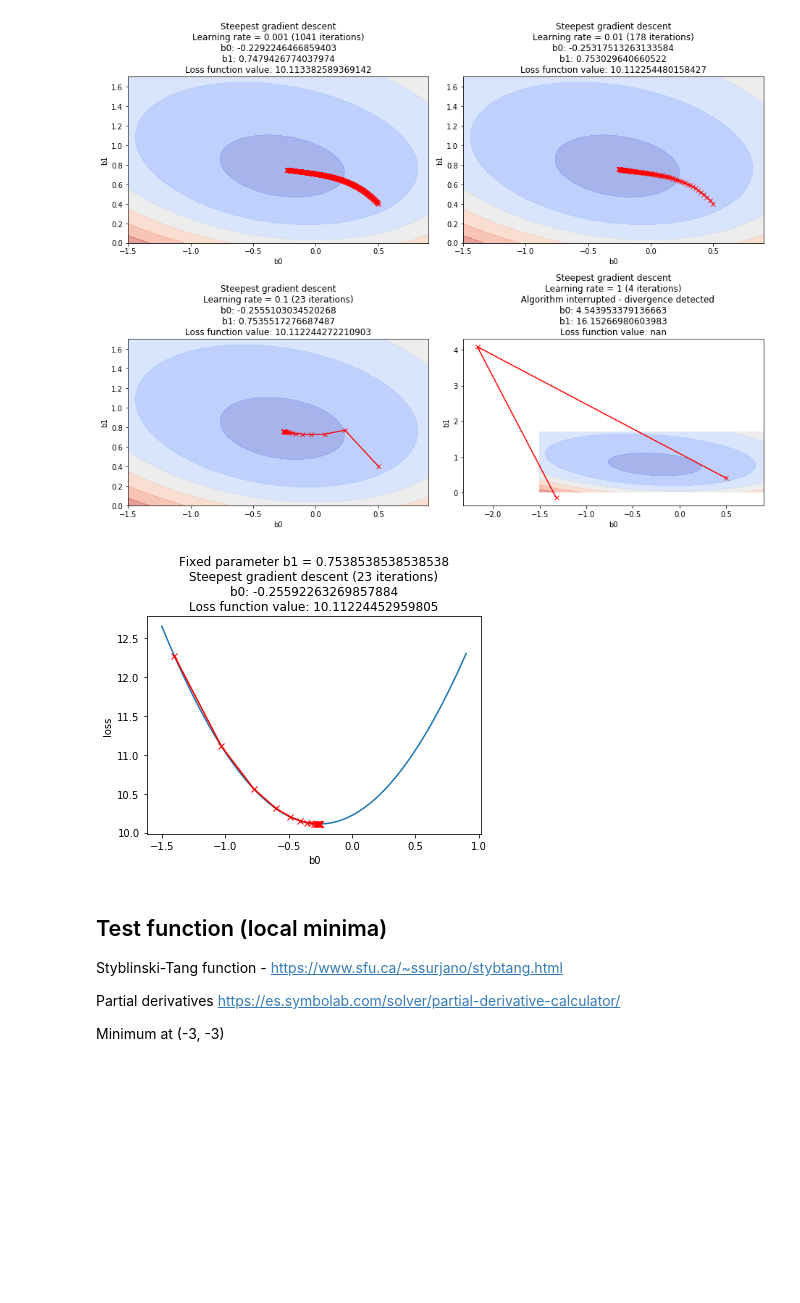
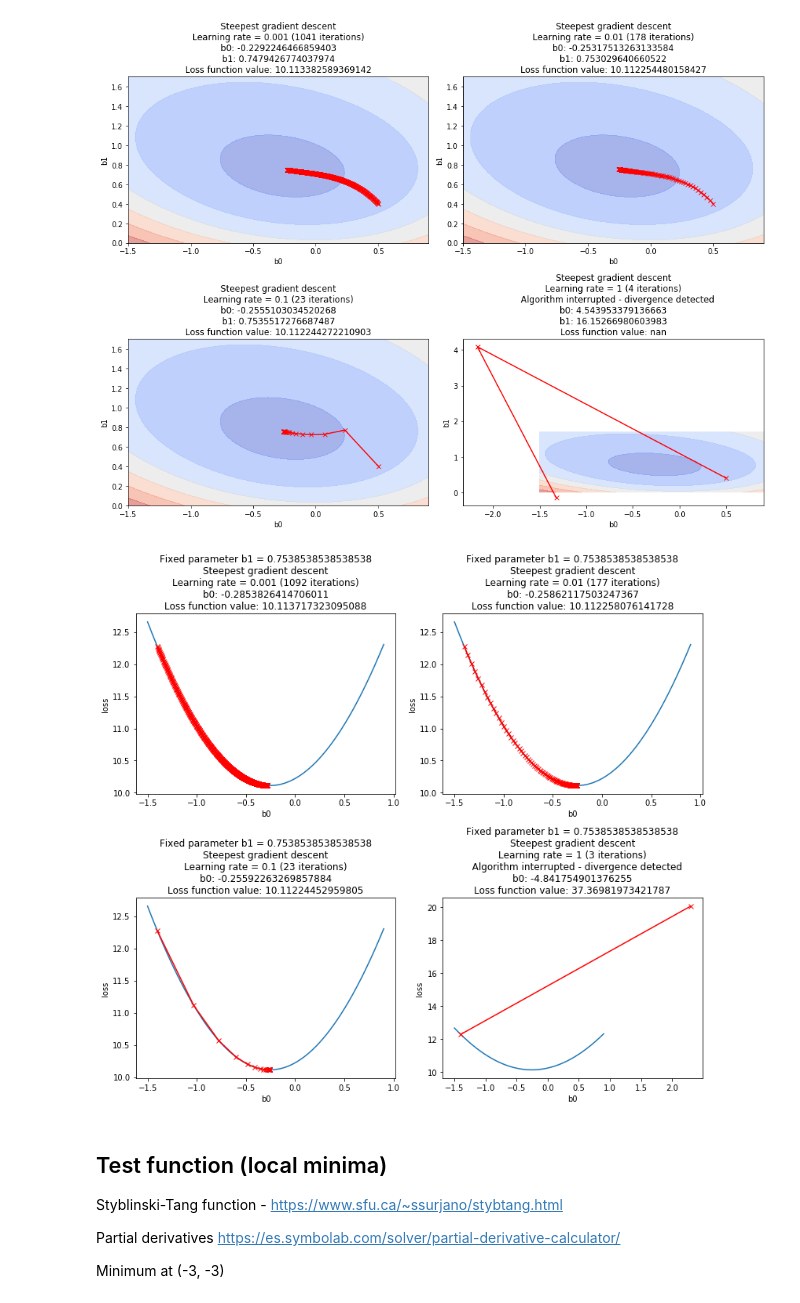
Before and after one commit to pablosuau/training, a Jupyter notebook: machine_learning/03_ml_theory/01_gradient_descent/01_loss_functions.ipynb, the cells around one changed output. Drawn from its saved outputs; the diff is of its cells as text; code cells hidden in the pictures; blank space fills up the shorter version.

```diff
--- a/machine_learning/03_ml_theory/01_gradient_descent/01_loss_functions.ipynb
+++ b/machine_learning/03_ml_theory/01_gradient_descent/01_loss_functions.ipynb
@@ -477,9 +503,9 @@ lgl.steepest_gradient_descend_2D(learning_rates = [0.001, 0.01, 0.1, 1], initial
 # %% [output]
 [figure]
 # %%
-lgl.steepest_gradient_descend_1D(0, 443, -1.4, learning_rate = 0.1)
+lgl.steepest_gradient_descend_1D(0, 443, -1.4, learning_rates = [0.001, 0.01, 0.1, 1])
 # %% [output]
-[figure, old version]
+[figure, new version]
 # %% [markdown]
 ## Test function (local minima)
 
```
Also changed, not shown: parts of 3 cells of this notebook.
